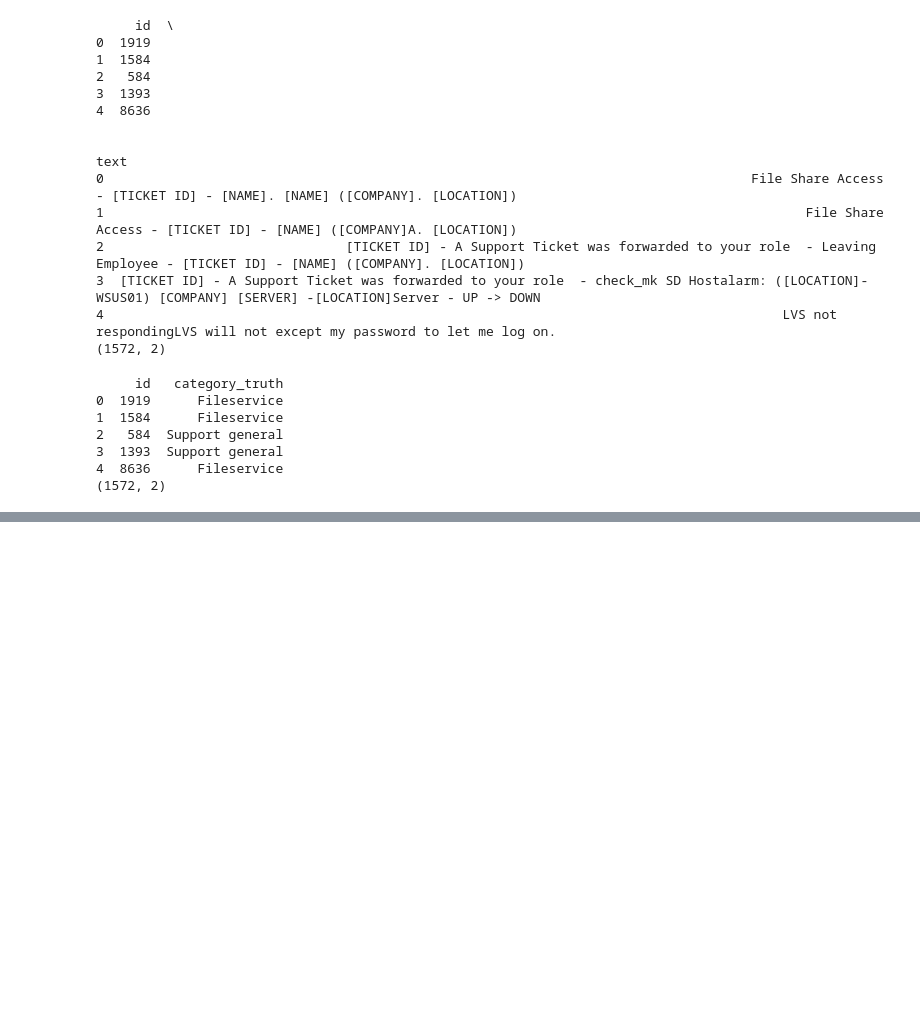
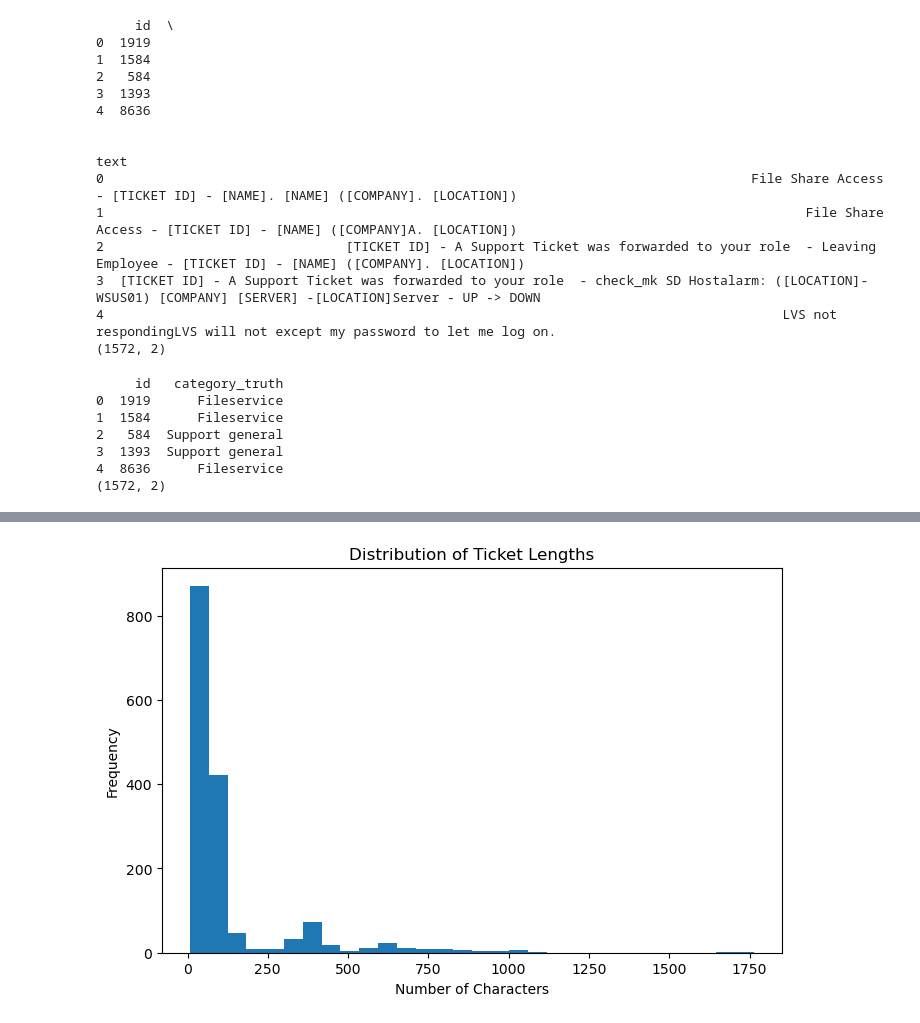
Before and after one commit to sathwik967/FUTURE_ML_02, a Jupyter notebook: notebooks/.Support_Ticket_Classification.ipynb, the cells around one changed output, grey strips where cells are left out. Drawn from its saved outputs; the diff is of its cells as text; code cells hidden in the pictures; blank space fills up the shorter version.

```diff
--- a/notebooks/.Support_Ticket_Classification.ipynb
+++ b/notebooks/.Support_Ticket_Classification.ipynb
@@ -520,0 +127,4 @@ print(y_train.shape)
+# %%
+df["text_length"] = df["text"].astype(str).apply(len)
+
+print(df["text_length"].describe())
@@ -520,0 +141,9 @@ print(y_train.shape)
+# %%
+plt.figure(figsize=(8,5))
+plt.hist(df["text_length"], bins=30)
+plt.title("Distribution of Ticket Lengths")
+plt.xlabel("Number of Characters")
+plt.ylabel("Frequency")
+plt.show()
+# %% [output]
+[figure, added]
```
Also changed, not shown: parts of 54 cells of this notebook, 2 other files.
